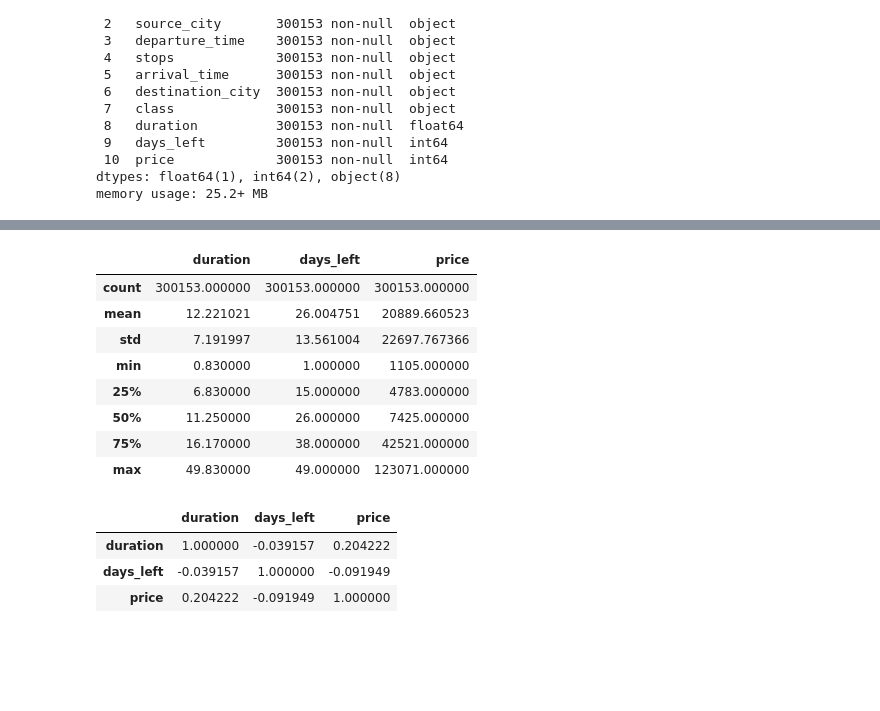
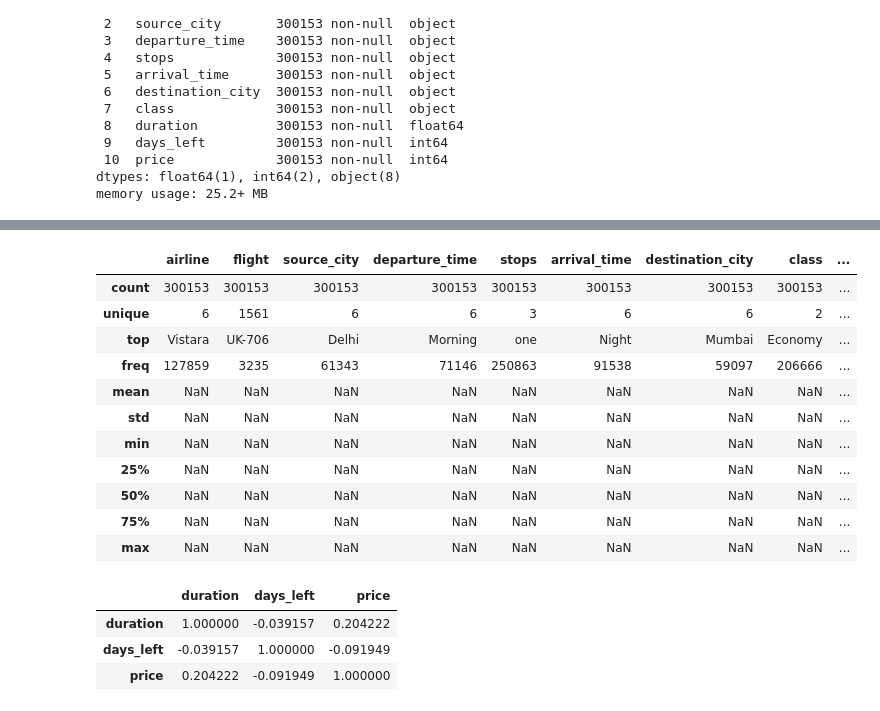
Before and after one commit to unclethien/Flight-Price-Prediction-Project, a Jupyter notebook: data analysis.ipynb, the cells around one changed output, grey strips where cells are left out. Saved outputs shown, nothing was run; the diff lists cells and outputs as text; code cells hidden in the pictures; blank space fills up the shorter version.

```diff
--- a/data analysis.ipynb
+++ b/data analysis.ipynb
@@ -59,15 +82,18 @@ memory usage: 25.2+ MB
 # %%
-df.describe()
+df.describe(include='all')
 # %% [output]
-|  | duration | days_left | price |
-| count | 300153.000000 | 300153.000000 | 300153.000000 |
-| mean | 12.221021 | 26.004751 | 20889.660523 |
-| std | 7.191997 | 13.561004 | 22697.767366 |
-| min | 0.830000 | 1.000000 | 1105.000000 |
-| 25% | 6.830000 | 15.000000 | 4783.000000 |
-| 50% | 11.250000 | 26.000000 | 7425.000000 |
-| 75% | 16.170000 | 38.000000 | 42521.000000 |
-| max | 49.830000 | 49.000000 | 123071.000000 |
+|  | airline | flight | source_city | departure_time | stops | arrival_time | destination_city | class | ... |
+| count | 300153 | 300153 | 300153 | 300153 | 300153 | 300153 | 300153 | 300153 | ... |
+| unique | 6 | 1561 | 6 | 6 | 3 | 6 | 6 | 2 | ... |
+| top | Vistara | UK-706 | Delhi | Morning | one | Night | Mumbai | Economy | ... |
+| freq | 127859 | 3235 | 61343 | 71146 | 250863 | 91538 | 59097 | 206666 | ... |
+| mean | NaN | NaN | NaN | NaN | NaN | NaN | NaN | NaN | ... |
+| std | NaN | NaN | NaN | NaN | NaN | NaN | NaN | NaN | ... |
+| min | NaN | NaN | NaN | NaN | NaN | NaN | NaN | NaN | ... |
+| 25% | NaN | NaN | NaN | NaN | NaN | NaN | NaN | NaN | ... |
+| 50% | NaN | NaN | NaN | NaN | NaN | NaN | NaN | NaN | ... |
+| 75% | NaN | NaN | NaN | NaN | NaN | NaN | NaN | NaN | ... |
+| max | NaN | NaN | NaN | NaN | NaN | NaN | NaN | NaN | ... |
 # %%
 #  pairwise correlation of 3 columns duration, days left and price
 df[['duration', 'days_left', 'price']].corr()
```
Also changed, not shown: parts of 9 cells of this notebook.
